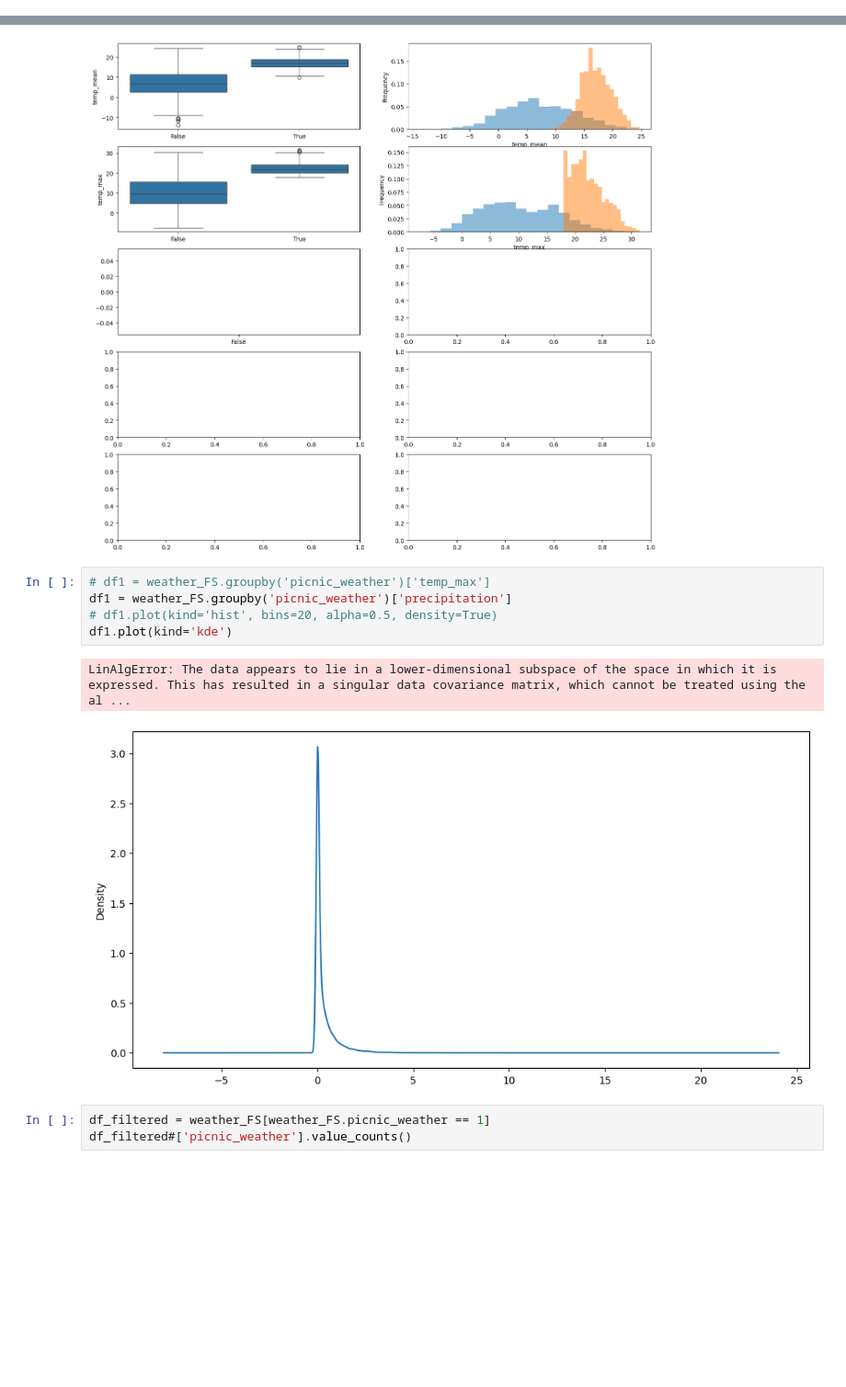
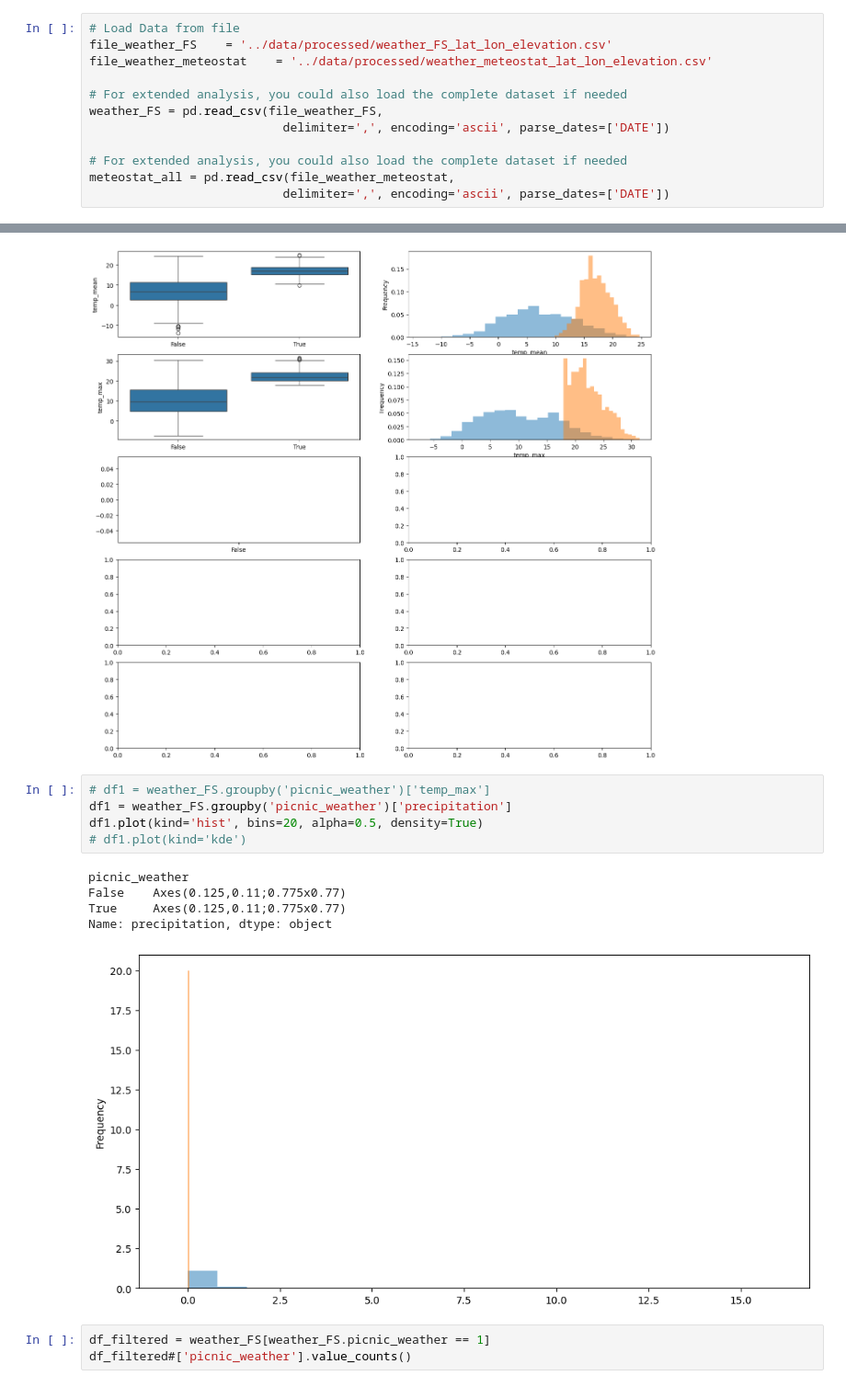
Before and after one commit to Spaeth-26/portfolio, a Jupyter notebook: notebooks/01_exploration_Weather_picnic.ipynb, the cells around one changed output, grey strips where cells are left out. Shown at 92% size. Drawn from its saved outputs; the diff is of its cells as text; blank space fills up the shorter version.

```diff
--- a/notebooks/01_exploration_Weather_picnic.ipynb
+++ b/notebooks/01_exploration_Weather_picnic.ipynb
@@ -561,3 +555,15 @@ DataFrame gespeichert als: data/processed/weather_FS_lat_lon_elevation.csv
+# %%
+# Load Data from file
+file_weather_FS    = '../data/processed/weather_FS_lat_lon_elevation.csv'
+file_weather_meteostat    = '../data/processed/weather_meteostat_lat_lon_elevation.csv'
+
+# For extended analysis, you could also load the complete dataset if needed
+weather_FS = pd.read_csv(file_weather_FS,
+                           delimiter=',', encoding='ascii', parse_dates=['DATE'])
+
+# For extended analysis, you could also load the complete dataset if needed
+meteostat_all = pd.read_csv(file_weather_meteostat,
+                           delimiter=',', encoding='ascii', parse_dates=['DATE'])
 # %%
 # Funktion zum Plotten der nach der Zielvariable gruppierten Verteilungen für numerischen Features
 def numplots(col, data=weather_FS, key='picnic_weather', save_plot=False):
@@ -642,11 +648,14 @@ ValueError: List of boxplot statistics and `positions` values must have same the
 # %%
 # df1 = weather_FS.groupby('picnic_weather')['temp_max']
 df1 = weather_FS.groupby('picnic_weather')['precipitation']
-# df1.plot(kind='hist', bins=20, alpha=0.5, density=True)
-df1.plot(kind='kde')
+df1.plot(kind='hist', bins=20, alpha=0.5, density=True)
+# df1.plot(kind='kde')
 # %% [output]
-LinAlgError: The data appears to lie in a lower-dimensional subspace of the space in which it is expressed. This has resulted in a singular data covariance matrix, which cannot be treated using the al ...
+picnic_weather
+False    Axes(0.125,0.11;0.775x0.77)
+True     Axes(0.125,0.11;0.775x0.77)
+Name: precipitation, dtype: object
-[figure, old version]
+[figure, new version]
 # %%
 df_filtered = weather_FS[weather_FS.picnic_weather == 1]
 df_filtered#['picnic_weather'].value_counts()
```
Also changed, not shown: parts of 28 cells of this notebook, 3 other files.
